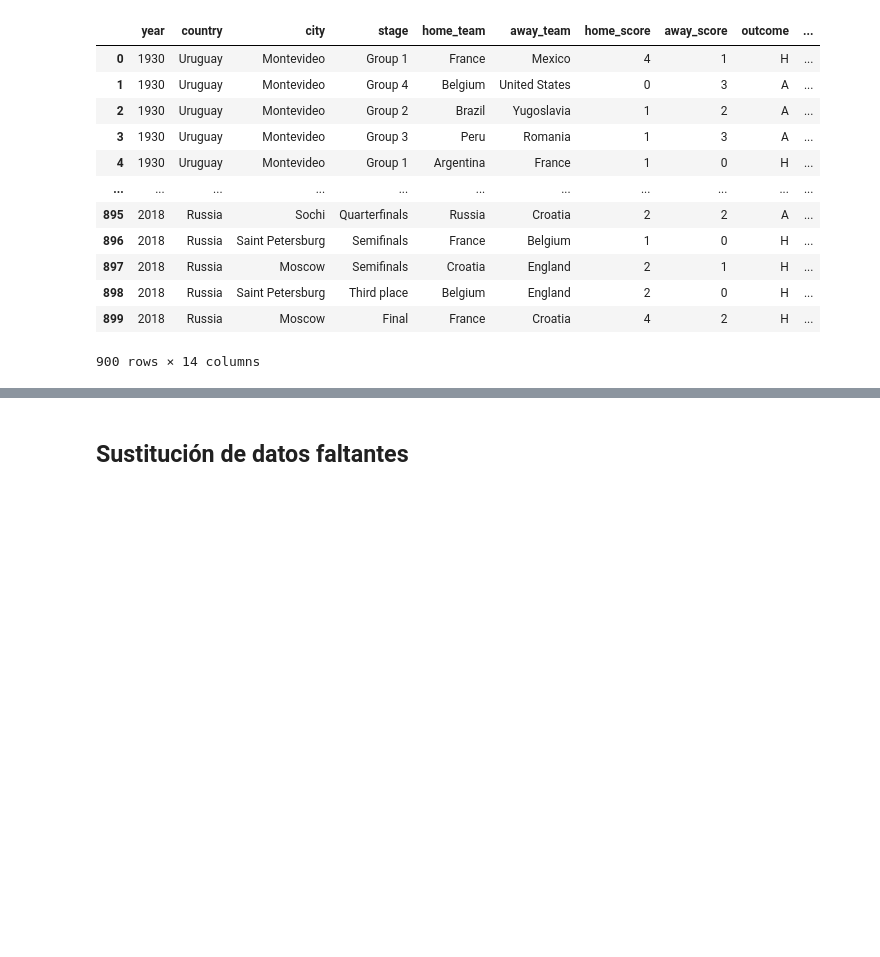
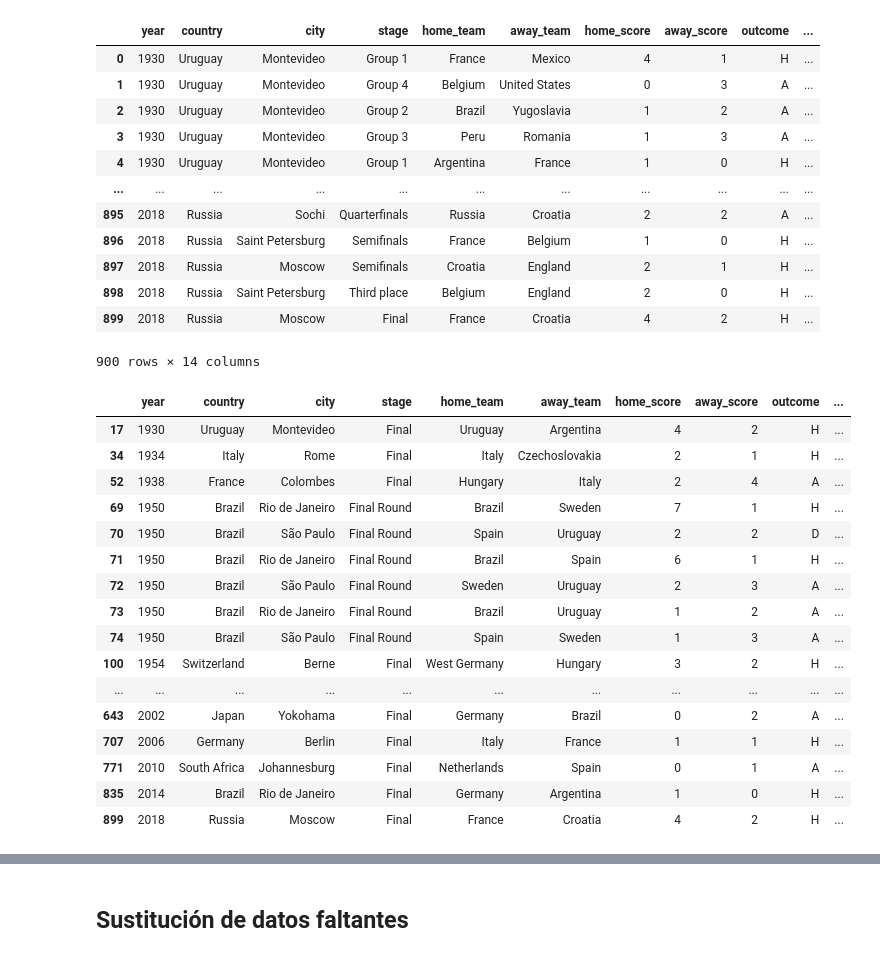
Before and after one commit to Moni-Ib/proyecto_data_analytics, a Jupyter notebook: proyecto_data_analytics/notebooks/proyecto.ipynb, the cells around one changed output, grey strips where cells are left out. Saved outputs shown, nothing was run; the diff lists cells and outputs as text; code cells hidden in the pictures; blank space fills up the shorter version.

```diff
--- a/proyecto_data_analytics/notebooks/proyecto.ipynb
+++ b/proyecto_data_analytics/notebooks/proyecto.ipynb
@@ -55,3 +55,23 @@ df
 | 898 | 2018 | Russia | Saint Petersburg | Third place | Belgium | England | 2 | 0 | H | ... |
 | 899 | 2018 | Russia | Moscow | Final | France | Croatia | 4 | 2 | H | ... |
 900 rows × 14 columns
+# %%
+df[df['stage'].str.contains('Final')]
+# %% [output]
+|  | year | country | city | stage | home_team | away_team | home_score | away_score | outcome | ... |
+| 17 | 1930 | Uruguay | Montevideo | Final | Uruguay | Argentina | 4 | 2 | H | ... |
+| 34 | 1934 | Italy | Rome | Final | Italy | Czechoslovakia | 2 | 1 | H | ... |
+| 52 | 1938 | France | Colombes | Final | Hungary | Italy | 2 | 4 | A | ... |
+| 69 | 1950 | Brazil | Rio de Janeiro | Final Round | Brazil | Sweden | 7 | 1 | H | ... |
+| 70 | 1950 | Brazil | São Paulo | Final Round | Spain | Uruguay | 2 | 2 | D | ... |
+| 71 | 1950 | Brazil | Rio de Janeiro | Final Round | Brazil | Spain | 6 | 1 | H | ... |
+| 72 | 1950 | Brazil | São Paulo | Final Round | Sweden | Uruguay | 2 | 3 | A | ... |
+| 73 | 1950 | Brazil | Rio de Janeiro | Final Round | Brazil | Uruguay | 1 | 2 | A | ... |
+| 74 | 1950 | Brazil | São Paulo | Final Round | Spain | Sweden | 1 | 3 | A | ... |
+| 100 | 1954 | Switzerland | Berne | Final | West Germany | Hungary | 3 | 2 | H | ... |
+| ... | ... | ... | ... | ... | ... | ... | ... | ... | ... | ... |
+| 643 | 2002 | Japan | Yokohama | Final | Germany | Brazil | 0 | 2 | A | ... |
+| 707 | 2006 | Germany | Berlin | Final | Italy | France | 1 | 1 | H | ... |
+| 771 | 2010 | South Africa | Johannesburg | Final | Netherlands | Spain | 0 | 1 | A | ... |
+| 835 | 2014 | Brazil | Rio de Janeiro | Final | Germany | Argentina | 1 | 0 | H | ... |
+| 899 | 2018 | Russia | Moscow | Final | France | Croatia | 4 | 2 | H | ... |
```
Also changed, not shown: parts of 14 cells of this notebook.
